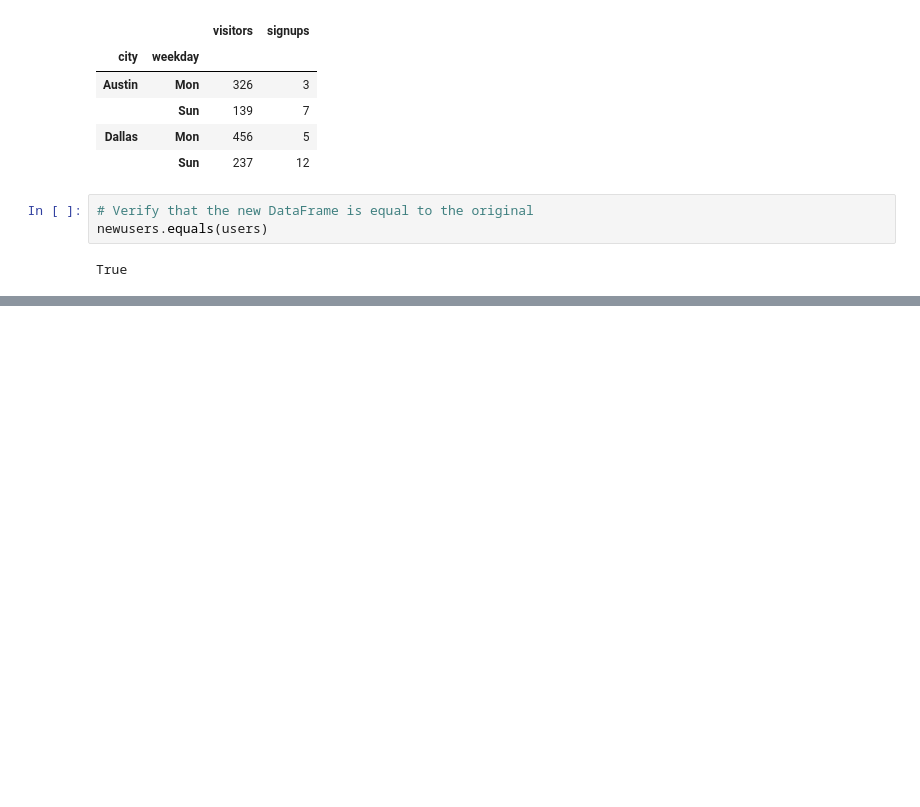
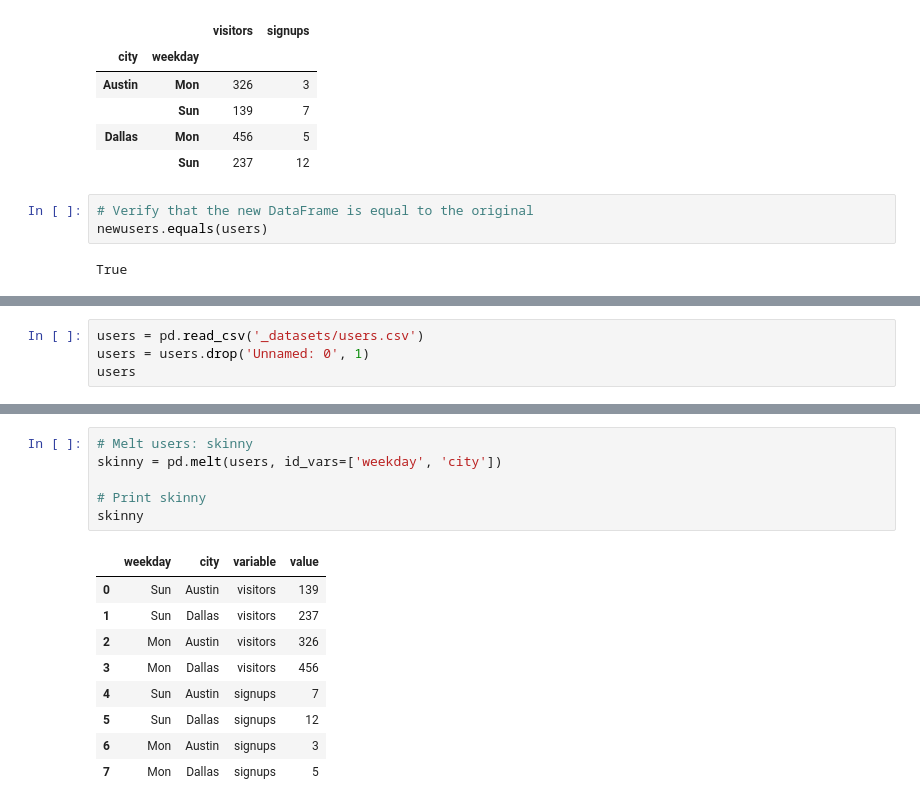
Before and after one commit to mitabunov/DataCamp_pony, a Jupyter notebook: 09_Manipulating_DataFrames/03_Rearranging_and_reshaping_data.ipynb, the cells around one changed output, grey strips where cells are left out. Cells and saved outputs as stored; diff of their text form; blank space fills up the shorter version.

Commit message:
Updated Rearranging and reshaping data in Manipulating DF
Includes:
3. Melting DataFrames
4. Pivot tables

```diff
--- a/09_Manipulating_DataFrames/03_Rearranging_and_reshaping_data.ipynb
+++ b/09_Manipulating_DataFrames/03_Rearranging_and_reshaping_data.ipynb
@@ -232,0 +259,4 @@ True
+# %%
+users = pd.read_csv('_datasets/users.csv')
+users = users.drop('Unnamed: 0', 1)
+users
@@ -232,0 +308,16 @@ True
+# %%
+# Melt users: skinny
+skinny = pd.melt(users, id_vars=['weekday', 'city'])
+
+# Print skinny
+skinny
+# %% [output]
+|  | weekday | city | variable | value |
+| 0 | Sun | Austin | visitors | 139 |
+| 1 | Sun | Dallas | visitors | 237 |
+| 2 | Mon | Austin | visitors | 326 |
+| 3 | Mon | Dallas | visitors | 456 |
+| 4 | Sun | Austin | signups | 7 |
+| 5 | Sun | Dallas | signups | 12 |
+| 6 | Mon | Austin | signups | 3 |
+| 7 | Mon | Dallas | signups | 5 |
```
Also changed, not shown: parts of 24 cells of this notebook.
